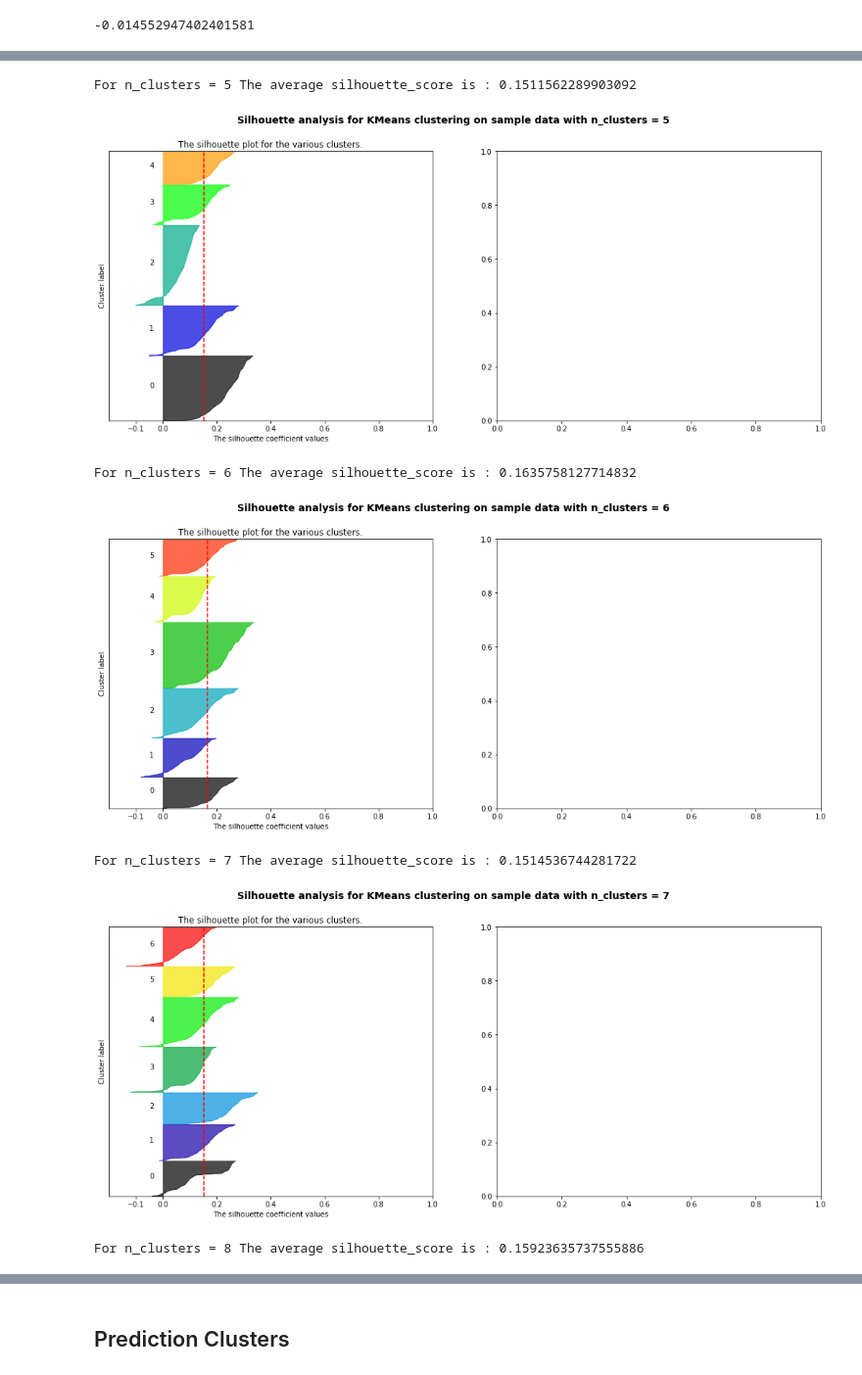
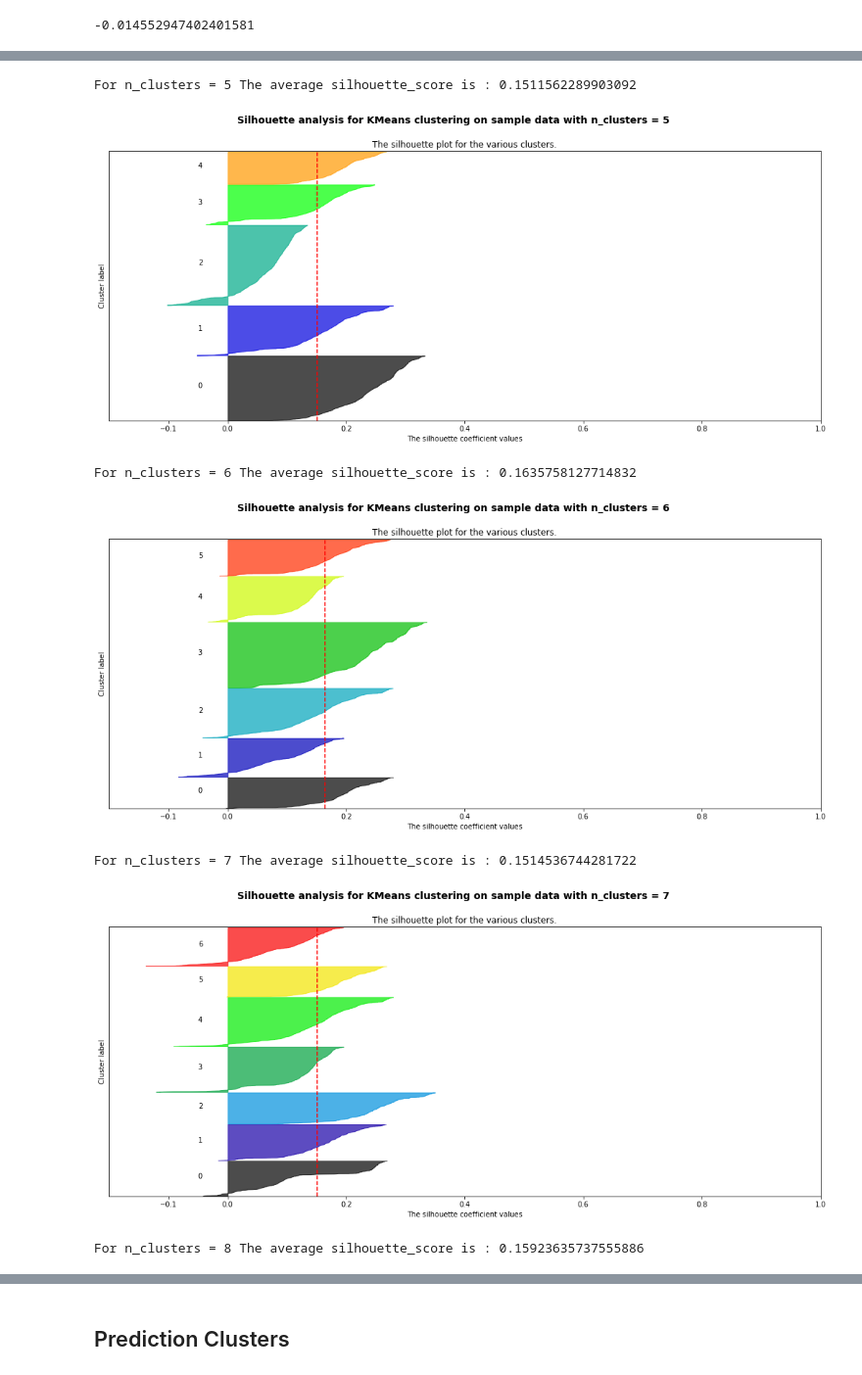
Before and after one commit to monica-oyarzun/capstone, a Jupyter notebook: kMeans_model.ipynb, the cells around one changed output, grey strips where cells are left out. Shown: that part at 98% size. Cells and saved outputs as stored; diff of their text form; code cells hidden in the pictures.

```diff
--- a/kMeans_model.ipynb
+++ b/kMeans_model.ipynb
@@ -320,10 +320,10 @@ test_subset = test_subset.drop(['generalEmotion', 'specificEmotion', 'generalTri
 # %%
 from sklearn.preprocessing import MinMaxScaler
 # %%
-scaler = StandardScaler()
-# train_subset['emotionDuration'].reshape(-1,1)
-scaler.fit(train_subset)
-new_train = scaler.transform(train_subset)
+# scaler = StandardScaler()
+# # train_subset['emotionDuration'].reshape(-1,1)
+# scaler.fit(train_subset)
+# new_train = scaler.transform(train_subset)
 # %%
 scaler2 = MinMaxScaler(feature_range = (0,1))
 scaler2.fit(train_subset)
@@ -389,7 +389,7 @@ range_n_clusters = range(3,9)
 # taken from sklearn
 for n_clusters in range_n_clusters:
     # Create a subplot with 1 row and 2 columns
-    fig, (ax1, ax2) = plt.subplots(1, 2)
+    fig, (ax1) = plt.subplots(1)
     fig.set_size_inches(18, 7)
 
     # The 1st subplot is the silhouette plot
@@ -479,7 +479,7 @@ For n_clusters = 4 The average silhouette_score is : 0.1293829890314369
 For n_clusters = 5 The average silhouette_score is : 0.1511562289903092
-[figure, old version]
+[figure, new version]
 For n_clusters = 6 The average silhouette_score is : 0.1635758127714832
-[figure, old version]
+[figure, new version]
 For n_clusters = 7 The average silhouette_score is : 0.1514536744281722
-[figure, old version]
+[figure, new version]
 For n_clusters = 8 The average silhouette_score is : 0.15923635737555886
```
Also changed, not shown: parts of 6 cells of this notebook, 4 other files.
